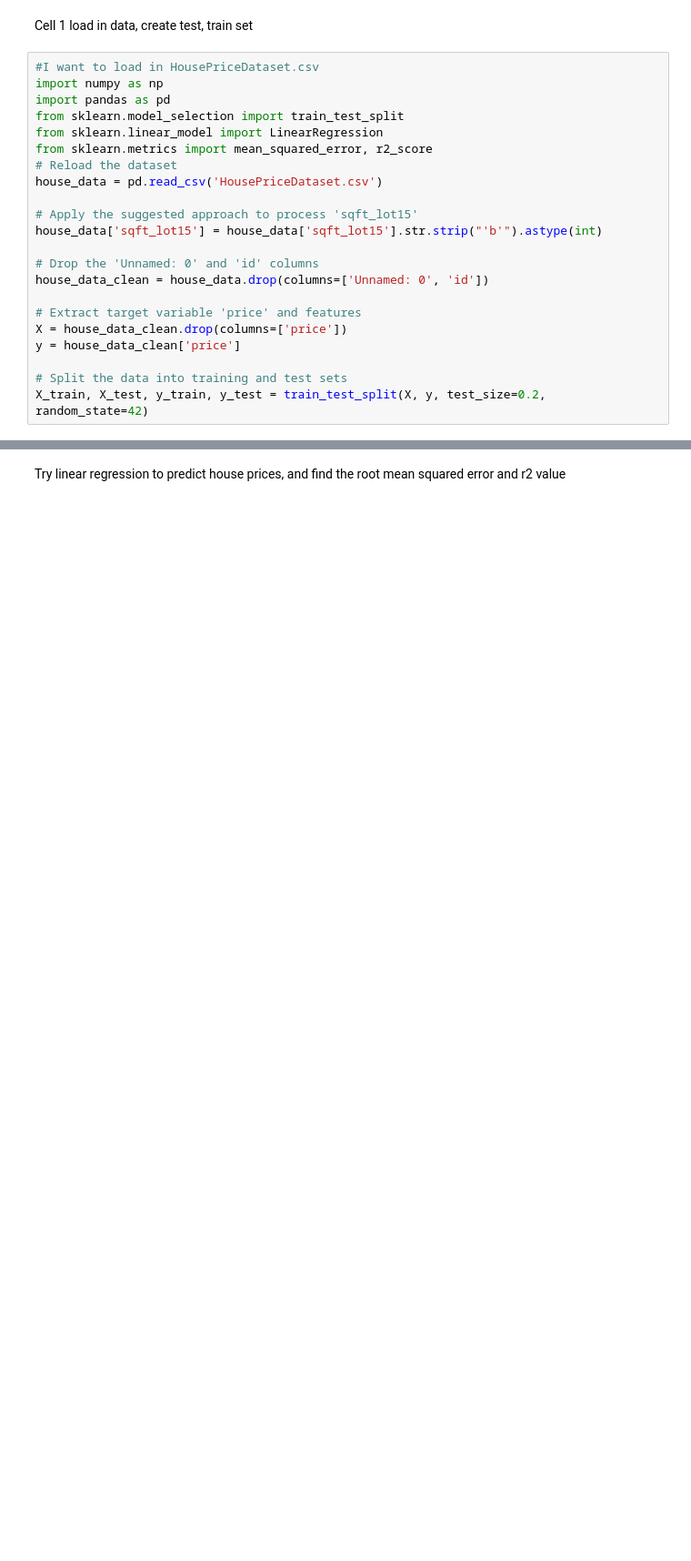
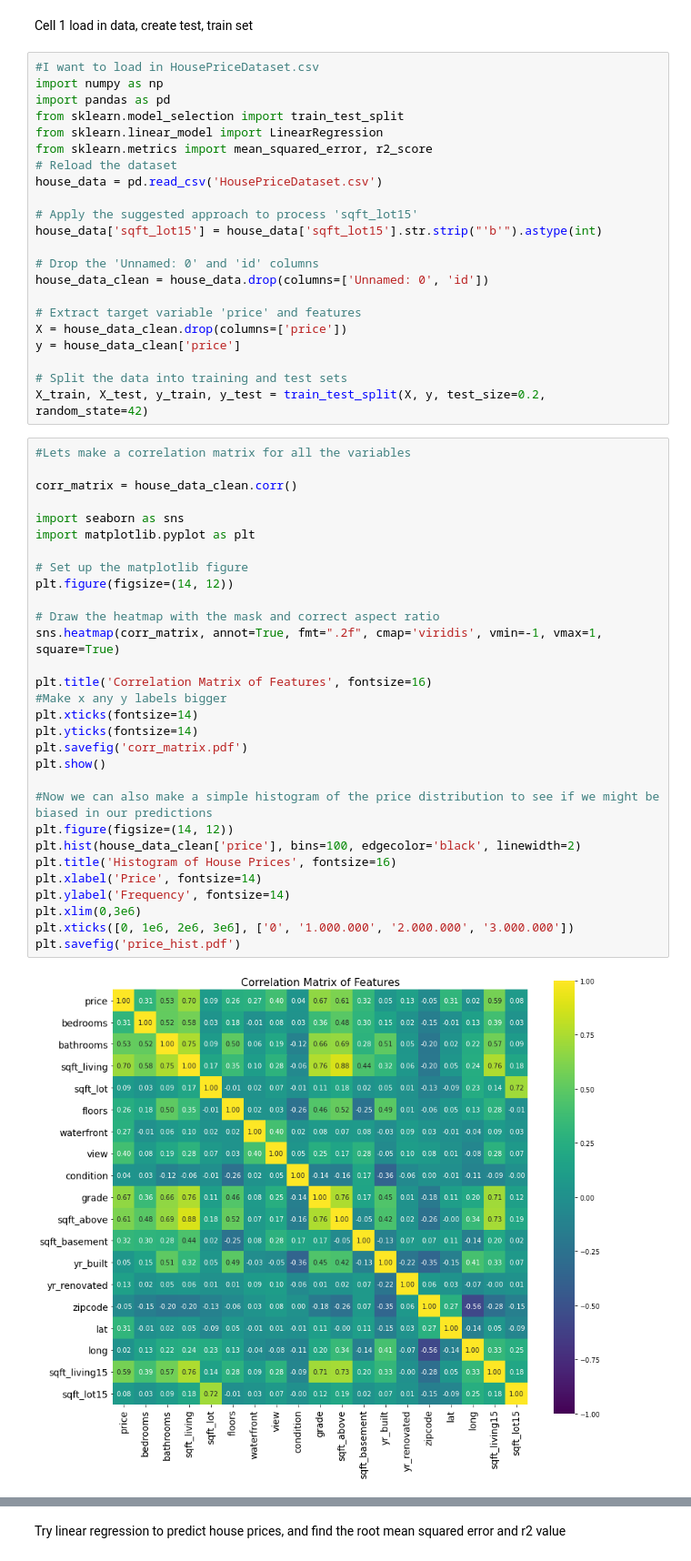
Before and after one commit to sarhowes/IML_project, a Jupyter notebook: intml.ipynb, the cells around one changed output, grey strips where cells are left out. Shown: that part at 91% size. Drawn from its saved outputs; the diff is of its cells as text; blank space fills up the shorter version.

```diff
--- a/intml.ipynb
+++ b/intml.ipynb
@@ -22,3 +22,35 @@ y = house_data_clean['price']
 
 # Split the data into training and test sets
 X_train, X_test, y_train, y_test = train_test_split(X, y, test_size=0.2, random_state=42)
+# %%
+#Lets make a correlation matrix for all the variables
+
+corr_matrix = house_data_clean.corr()
+
+import seaborn as sns
+import matplotlib.pyplot as plt
+
+# Set up the matplotlib figure
+plt.figure(figsize=(14, 12))
+
+# Draw the heatmap with the mask and correct aspect ratio
+sns.heatmap(corr_matrix, annot=True, fmt=".2f", cmap='viridis', vmin=-1, vmax=1, square=True)
+
+plt.title('Correlation Matrix of Features', fontsize=16)
+#Make x any y labels bigger
+plt.xticks(fontsize=14)
+plt.yticks(fontsize=14)
+plt.savefig('corr_matrix.pdf')
+plt.show()
+
+#Now we can also make a simple histogram of the price distribution to see if we might be biased in our predictions
+plt.figure(figsize=(14, 12))
+plt.hist(house_data_clean['price'], bins=100, edgecolor='black', linewidth=2)
+plt.title('Histogram of House Prices', fontsize=16)
+plt.xlabel('Price', fontsize=14)
+plt.ylabel('Frequency', fontsize=14)
+plt.xlim(0,3e6)
+plt.xticks([0, 1e6, 2e6, 3e6], ['0', '1.000.000', '2.000.000', '3.000.000'])
+plt.savefig('price_hist.pdf')
+# %% [output]
+[figure, added]
```
Also changed, not shown: parts of 10 cells of this notebook.
